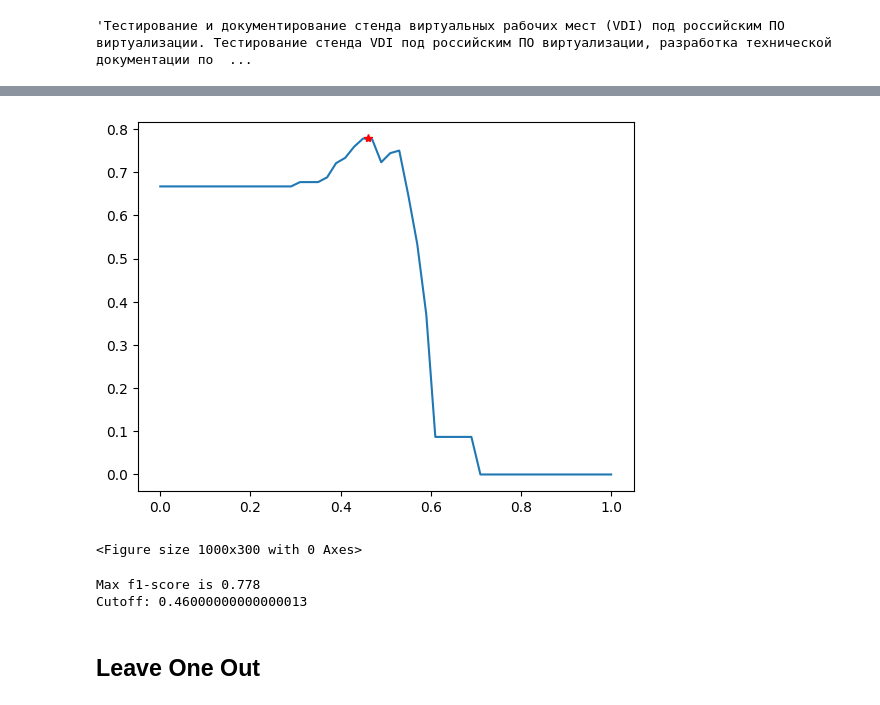
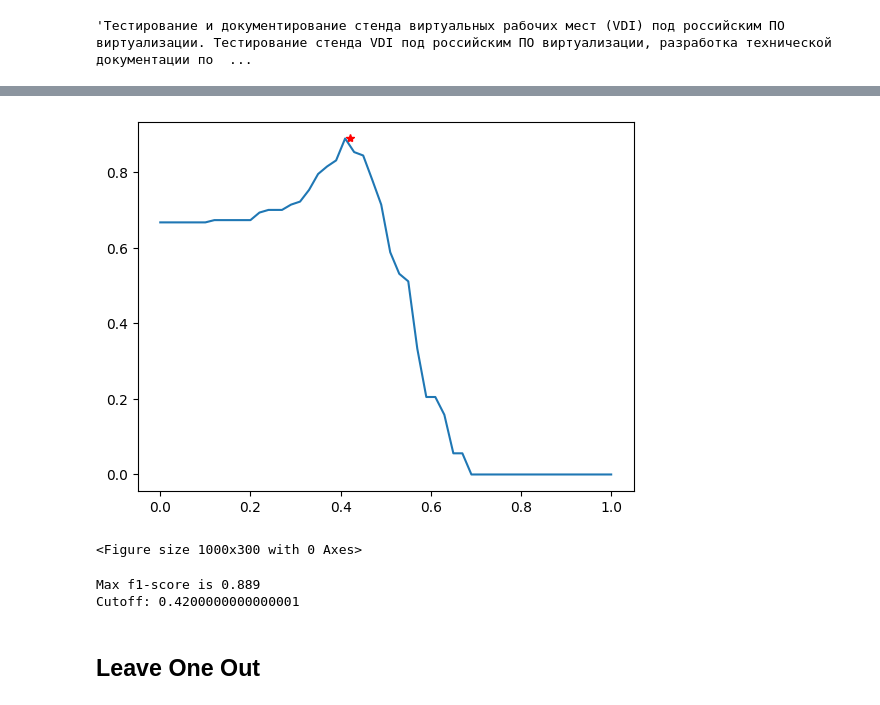
Before and after one commit to Andrexus23/Diploma-NLP, a Jupyter notebook: Notebooks/CodeTransformer_update_sentences_comparing.ipynb, the cells around one changed output, grey strips where cells are left out. Saved outputs shown, nothing was run; the diff lists cells and outputs as text; code cells hidden in the pictures.

```diff
--- a/Notebooks/CodeTransformer_update_sentences_comparing.ipynb
+++ b/Notebooks/CodeTransformer_update_sentences_comparing.ipynb
@@ -391,28 +380,21 @@ calc_f1_score(sim, df_test_f1, 0.48)
 # %%
-# steps_2, thresholds_2, max_2, step_max_2 = maximize_f1_score(texts_rp_2, texts_proj_2, df_test_f1)
-# plt.plot(steps_2, thresholds_2)
-# plt.plot(step_max_2, max_2, 'r*')
-# plt.figure(figsize=(10,3))
-# plt.show()
 
-# print(f'Max f1-score is {max_2}\nCutoff: {step_max_2}')
+texts_rp = df_f1['text_rp'].reset_index().drop(labels='index', axis=1).squeeze()
+texts_proj = df_f1['text_proj'].reset_index().drop(labels='index', axis=1).squeeze()
+
+
+steps, thresholds, max_, step_max_ = maximize_f1_score(texts_rp, texts_proj, df_f1, model_)
+plt.plot(steps, thresholds)
+plt.plot(step_max_, max_, 'r*')
+plt.figure(figsize=(10,3))
+plt.show()
+
+print(f'Max f1-score is {max_}\nCutoff: {step_max_}')
+# %% [output]
+[figure, added]
+<Figure size 1000x300 with 0 Axes>
+Max f1-score is 0.889
+Cutoff: 0.4200000000000001
-# %%
-df_f1 = get_shuffled_dataframe(df_match, df_unmatch)
-texts_rp = df_f1['text_rp'].reset_index().drop(labels='index', axis=1).squeeze()
-texts_proj = df_f1['text_proj'].reset_index().drop(labels='index', axis=1).squeeze()
-
-steps, thresholds, max_, step_max_ = maximize_f1_score(texts_rp, texts_proj, df_f1)
-plt.plot(steps, thresholds)
-plt.plot(step_max_, max_, 'r*')
-plt.figure(figsize=(10,3))
-plt.show()
-
-print(f'Max f1-score is {max_}\nCutoff: {step_max_}')
-# %% [output]
-[figure, removed]
-<Figure size 1000x300 with 0 Axes>
-Max f1-score is 0.778
-Cutoff: 0.46000000000000013
 # %% [markdown]
 ## Leave One Out
 # %%
```
Also changed, not shown: parts of 28 cells of this notebook.
